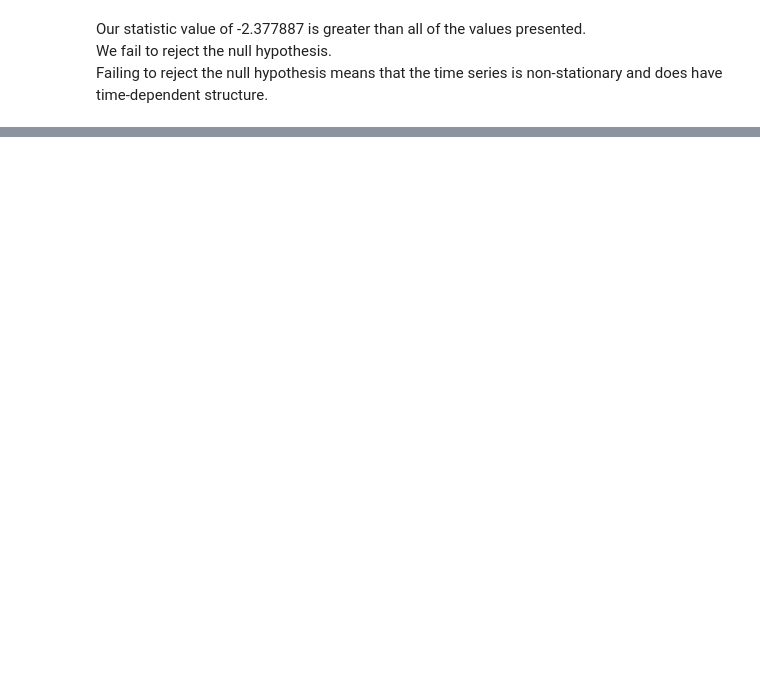
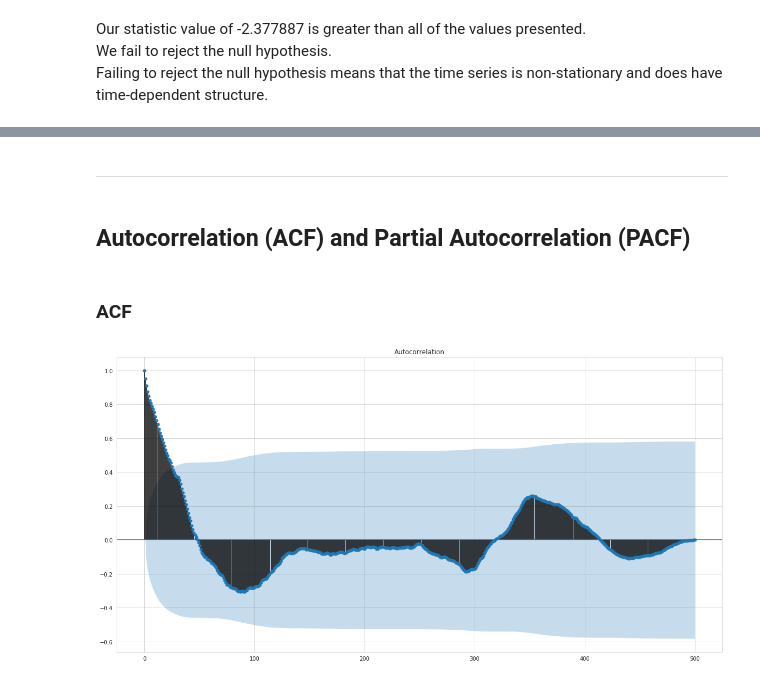
Before and after one commit to nt-ds/ckt-time-series-analysis, a Jupyter notebook: notebooks/Consumer Sentiment - Time Series Analysis.ipynb, the cells around one changed output, grey strips where cells are left out. Cells and saved outputs as stored; diff of their text form; code cells hidden in the pictures; blank space fills up the shorter version.

```diff
--- a/notebooks/Consumer Sentiment - Time Series Analysis.ipynb
+++ b/notebooks/Consumer Sentiment - Time Series Analysis.ipynb
@@ -224,0 +295,10 @@ Failing to reject the null hypothesis means that the time series is non-stationa
+# %% [markdown]
+------------------------------------
+# %% [markdown]
+## Autocorrelation (ACF) and Partial Autocorrelation (PACF)
+# %% [markdown]
+### ACF
+# %%
+get_stats.Stats.plot_acf(df)
+# %% [output]
+[figure, added]
```
Also changed, not shown: parts of 42 cells of this notebook.
